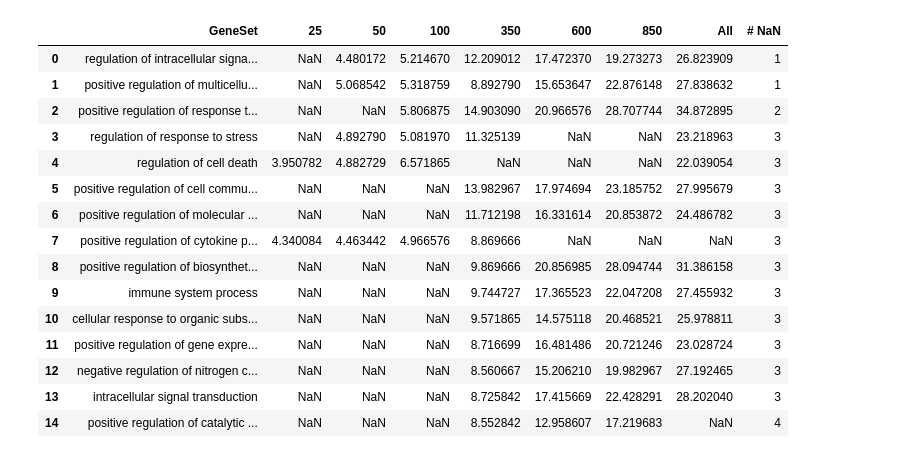
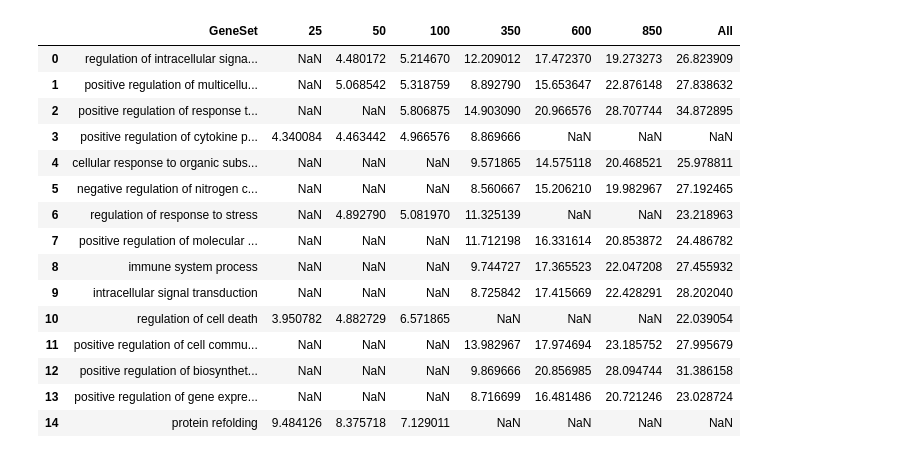
Before and after one commit to J-Wengler/winter-internship-2017, a Jupyter notebook: src/RNA-Seq Genes GO Enrichment Analysis.ipynb, the cells around one changed output. Drawn from its saved outputs; the diff is of its cells as text; code cells hidden in the pictures.

```diff
--- a/src/RNA-Seq Genes GO Enrichment Analysis.ipynb
+++ b/src/RNA-Seq Genes GO Enrichment Analysis.ipynb
@@ -18,44 +40,39 @@ rBPFiles = [rBPFile for rBPFile in os.listdir() if rBPFile.startswith('rBP')]
 # %%
-rnaBP25 = pd.read_table('rBPTop25.txt').rename(columns={'pValue':'25'})[['GeneSet', '25']]
-rnaBP50 = pd.read_table('rBPTop50.txt').rename(columns={'pValue':'50'})[['GeneSet', '50']]
-rnaBP100 = pd.read_table('rBPTop100.txt').rename(columns={'pValue':'100'})[['GeneSet', '100']]
-rnaBP350 = pd.read_table('rBPTop350.txt').rename(columns={'pValue':'350'})[['GeneSet', '350']]
-rnaBP600 = pd.read_table('rBPTop600.txt').rename(columns={'pValue':'600'})[['GeneSet', '600']]
-rnaBP850 = pd.read_table('rBPTop850.txt').rename(columns={'pValue':'850'})[['GeneSet', '850']]
-rnaBPAll = pd.read_table('rBPTopAll.txt').rename(columns={'pValue':'All'})[['GeneSet', 'All']]
+# Merge the Top25, Top50, Top100, Top350, Top600, Top850 and TopAll Biological Process data
+rnaBPs = colNames
+rnaBPDF = rnaBPdict[rnaBPs[0]]
+for rnaBP in rnaBPs[1:]:
+    rnaBPDF = pd.merge(rnaBPDF, rnaBPdict[rnaBP], how='outer', on=geneSet)
 
-rnaBPs = [rnaBP25, rnaBP50, rnaBP100, rnaBP350, rnaBP600, rnaBP850, rnaBPAll]
-
-rnaBPDF = rnaBPs[0]
-for rnaBP in rnaBPs[1:]:
-    rnaBPDF = pd.merge(rnaBPDF, rnaBP, how='outer', on='GeneSet')
-
+# Declare 'NaN' column which consists of the sums of the 'NaN' of each row
 rnaBPDF['# NaN'] = rnaBPDF.isnull().sum(axis=1)
 rnaBPDF = rnaBPDF.sort_values(by='# NaN', ascending=True).reset_index(drop=True)[:15]
 
+# Restructure the gene set name
 GeneSetNew = [GeneSet.replace('_', ' ').lower().replace('go ', '') for GeneSet in rnaBPDF['GeneSet']]
 rnaBPDF['GeneSet'] = GeneSetNew
 
-colNames = ['25', '50', '100', '350', '600', '850', 'All']
+# Calculate the -log10 for each p-value in the cells
 for colName in colNames:
     rnaBPDF[colName] = [-(math.log(pvals, 10)) for pvals in rnaBPDF[colName]]
 
+rnaBPDF = rnaBPDF[['GeneSet', '25', '50', '100', '350', '600', '850', 'All']]
 rnaBPDF
 # %% [output]
-|  | GeneSet | 25 | 50 | 100 | 350 | 600 | 850 | All | # NaN |
-| 0 | regulation of intracellular signa... | NaN | 4.480172 | 5.214670 | 12.209012 | 17.472370 | 19.273273 | 26.823909 | 1 |
-| 1 | positive regulation of multicellu... | NaN | 5.068542 | 5.318759 | 8.892790 | 15.653647 | 22.876148 | 27.838632 | 1 |
-| 2 | positive regulation of response t... | NaN | NaN | 5.806875 | 14.903090 | 20.966576 | 28.707744 | 34.872895 | 2 |
-| 3 | regulation of response to stress | NaN | 4.892790 | 5.081970 | 11.325139 | NaN | NaN | 23.218963 | 3 |
-| 4 | regulation of cell death | 3.950782 | 4.882729 | 6.571865 | NaN | NaN | NaN | 22.039054 | 3 |
-| 5 | positive regulation of cell commu... | NaN | NaN | NaN | 13.982967 | 17.974694 | 23.185752 | 27.995679 | 3 |
-| 6 | positive regulation of molecular ... | NaN | NaN | NaN | 11.712198 | 16.331614 | 20.853872 | 24.486782 | 3 |
-| 7 | positive regulation of cytokine p... | 4.340084 | 4.463442 | 4.966576 | 8.869666 | NaN | NaN | NaN | 3 |
-| 8 | positive regulation of biosynthet... | NaN | NaN | NaN | 9.869666 | 20.856985 | 28.094744 | 31.386158 | 3 |
-| 9 | immune system process | NaN | NaN | NaN | 9.744727 | 17.365523 | 22.047208 | 27.455932 | 3 |
-| 10 | cellular response to organic subs... | NaN | NaN | NaN | 9.571865 | 14.575118 | 20.468521 | 25.978811 | 3 |
-| 11 | positive regulation of gene expre... | NaN | NaN | NaN | 8.716699 | 16.481486 | 20.721246 | 23.028724 | 3 |
-| 12 | negative regulation of nitrogen c... | NaN | NaN | NaN | 8.560667 | 15.206210 | 19.982967 | 27.192465 | 3 |
-| 13 | intracellular signal transduction | NaN | NaN | NaN | 8.725842 | 17.415669 | 22.428291 | 28.202040 | 3 |
-| 14 | positive regulation of catalytic ... | NaN | NaN | NaN | 8.552842 | 12.958607 | 17.219683 | NaN | 4 |
+|  | GeneSet | 25 | 50 | 100 | 350 | 600 | 850 | All |
+| 0 | regulation of intracellular signa... | NaN | 4.480172 | 5.214670 | 12.209012 | 17.472370 | 19.273273 | 26.823909 |
+| 1 | positive regulation of multicellu... | NaN | 5.068542 | 5.318759 | 8.892790 | 15.653647 | 22.876148 | 27.838632 |
+| 2 | positive regulation of response t... | NaN | NaN | 5.806875 | 14.903090 | 20.966576 | 28.707744 | 34.872895 |
+| 3 | positive regulation of cytokine p... | 4.340084 | 4.463442 | 4.966576 | 8.869666 | NaN | NaN | NaN |
+| 4 | cellular response to organic subs... | NaN | NaN | NaN | 9.571865 | 14.575118 | 20.468521 | 25.978811 |
+| 5 | negative regulation of nitrogen c... | NaN | NaN | NaN | 8.560667 | 15.206210 | 19.982967 | 27.192465 |
+| 6 | regulation of response to stress | NaN | 4.892790 | 5.081970 | 11.325139 | NaN | NaN | 23.218963 |
+| 7 | positive regulation of molecular ... | NaN | NaN | NaN | 11.712198 | 16.331614 | 20.853872 | 24.486782 |
+| 8 | immune system process | NaN | NaN | NaN | 9.744727 | 17.365523 | 22.047208 | 27.455932 |
+| 9 | intracellular signal transduction | NaN | NaN | NaN | 8.725842 | 17.415669 | 22.428291 | 28.202040 |
+| 10 | regulation of cell death | 3.950782 | 4.882729 | 6.571865 | NaN | NaN | NaN | 22.039054 |
+| 11 | positive regulation of cell commu... | NaN | NaN | NaN | 13.982967 | 17.974694 | 23.185752 | 27.995679 |
+| 12 | positive regulation of biosynthet... | NaN | NaN | NaN | 9.869666 | 20.856985 | 28.094744 | 31.386158 |
+| 13 | positive regulation of gene expre... | NaN | NaN | NaN | 8.716699 | 16.481486 | 20.721246 | 23.028724 |
+| 14 | protein refolding | 9.484126 | 8.375718 | 7.129011 | NaN | NaN | NaN | NaN |
 # %%
```
Also changed, not shown: parts of 11 cells of this notebook.
